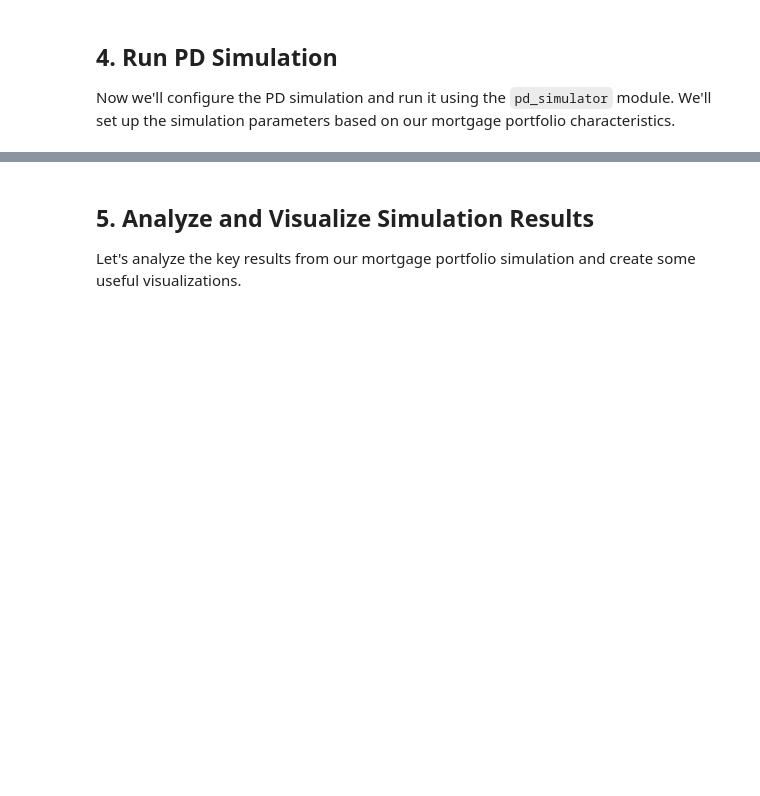
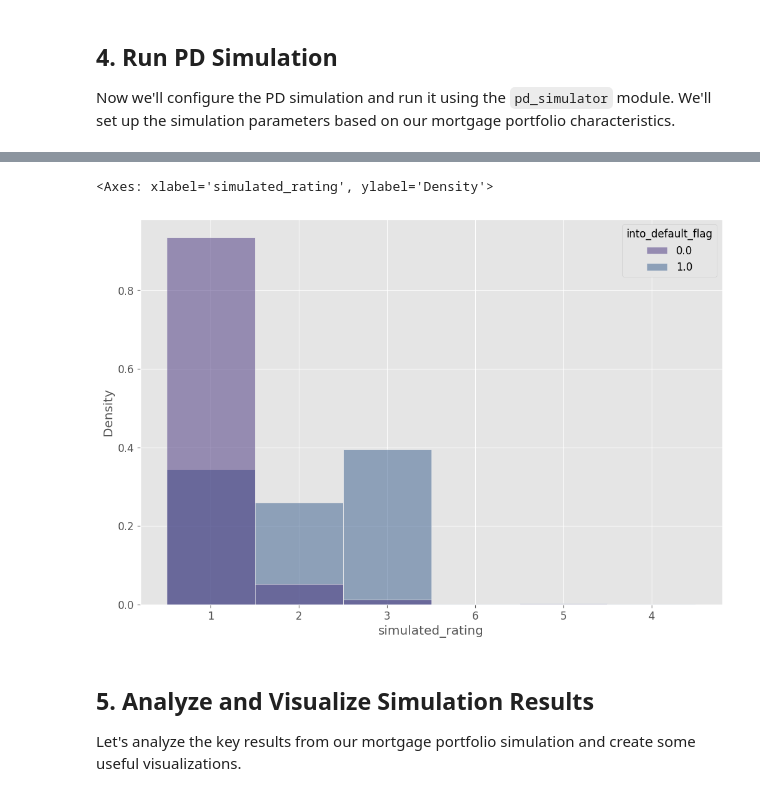
Before and after one commit to jacekkrawiec/IRBStudio, a Jupyter notebook: notebooks/pd_simulator_example.ipynb, the cells around one changed output, grey strips where cells are left out. Drawn from its saved outputs; the diff is of its cells as text; code cells hidden in the pictures; blank space fills up the shorter version.

```diff
--- a/notebooks/pd_simulator_example.ipynb
+++ b/notebooks/pd_simulator_example.ipynb
@@ -194,0 +171,4 @@ check_df = result_df[result_df['into_default_flag'].notna()]
+# %%
+check_df = result_df[result_df['into_default_flag'].notna()]
+check_df = check_df[check_df['default_flag'] == 0]
+check_df = check_df.loc[check_df[date_col] < pd.to_datetime('2024-04-30')]
@@ -195,3 +180,11 @@ check_df = result_df[result_df['into_default_flag'].notna()]
+# %%
+import seaborn as sns
+import matplotlib.pyplot as plt
+
+sns.histplot(check_df, x = 'simulated_rating', hue='into_default_flag', stat='density', common_norm=False, bins=30)
+# %% [output]
+<Axes: xlabel='simulated_rating', ylabel='Density'>
+[figure, added]
 # %% [markdown]
 ## 5. Analyze and Visualize Simulation Results
 
```
Also changed, not shown: parts of 32 cells of this notebook, 8 other files.
